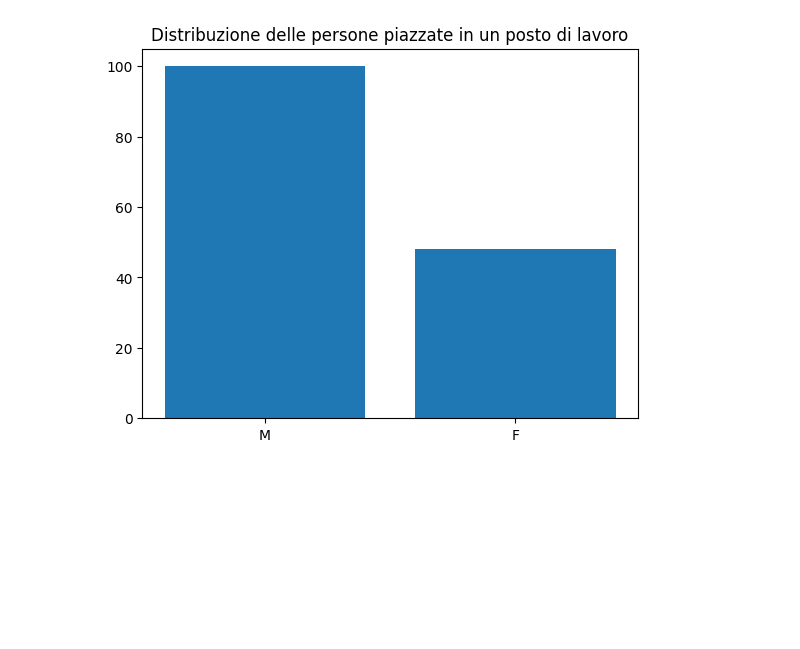
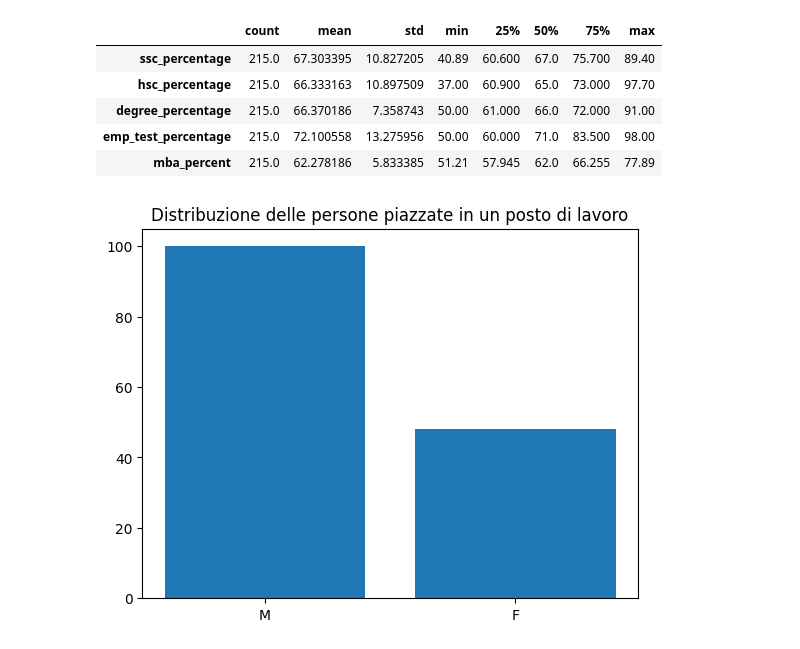
Before and after one commit to ShackWove/UGotTheJob, a Jupyter notebook: UGotTheJob.ipynb, the cells around one changed output. Saved outputs shown, nothing was run; the diff lists cells and outputs as text; code cells hidden in the pictures; blank space fills up the shorter version.

```diff
--- a/UGotTheJob.ipynb
+++ b/UGotTheJob.ipynb
@@ -3,4 +3,15 @@ import pandas as pd
 import seaborn as sbs
 import numpy as np
 import matplotlib.pyplot as plt
+# %%
+df = pd.read_csv("Job_Placement_Data.csv")
+
+df.describe().transpose()
+# %% [output]
+|  | count | mean | std | min | 25% | 50% | 75% | max |
+| ssc_percentage | 215.0 | 67.303395 | 10.827205 | 40.89 | 60.600 | 67.0 | 75.700 | 89.40 |
+| hsc_percentage | 215.0 | 66.333163 | 10.897509 | 37.00 | 60.900 | 65.0 | 73.000 | 97.70 |
+| degree_percentage | 215.0 | 66.370186 | 7.358743 | 50.00 | 61.000 | 66.0 | 72.000 | 91.00 |
+| emp_test_percentage | 215.0 | 72.100558 | 13.275956 | 50.00 | 60.000 | 71.0 | 83.500 | 98.00 |
+| mba_percent | 215.0 | 62.278186 | 5.833385 | 51.21 | 57.945 | 62.0 | 66.255 | 77.89 |
 # %%
```
Also changed, not shown: parts of 2 cells of this notebook.
